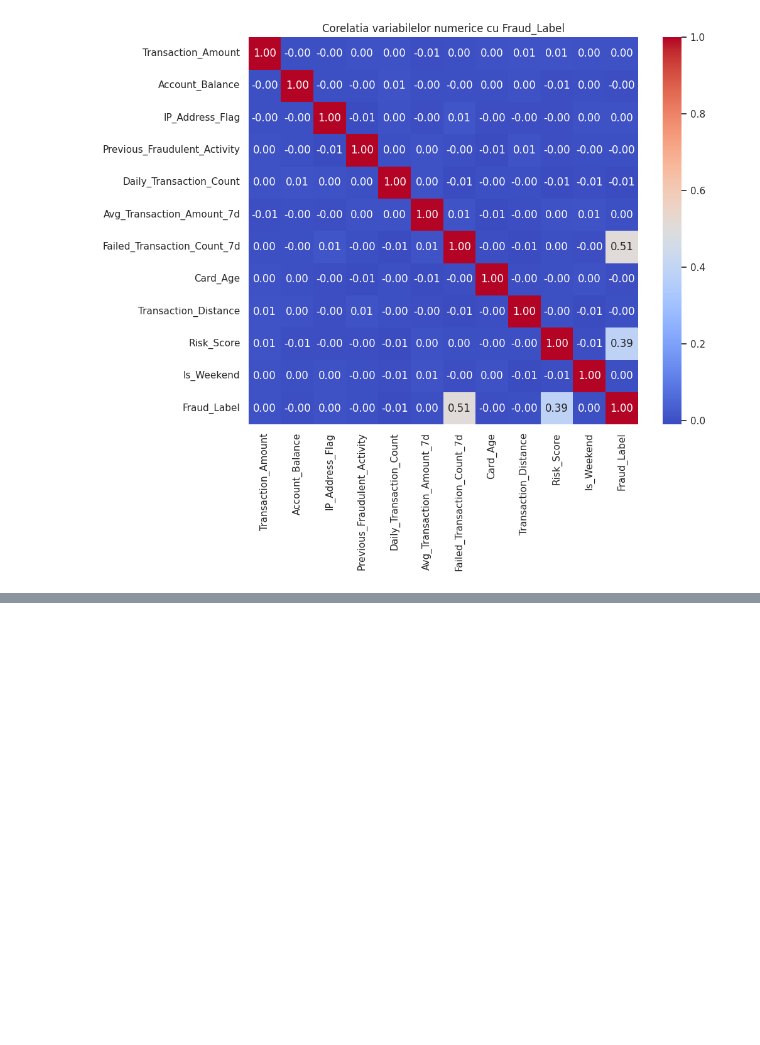
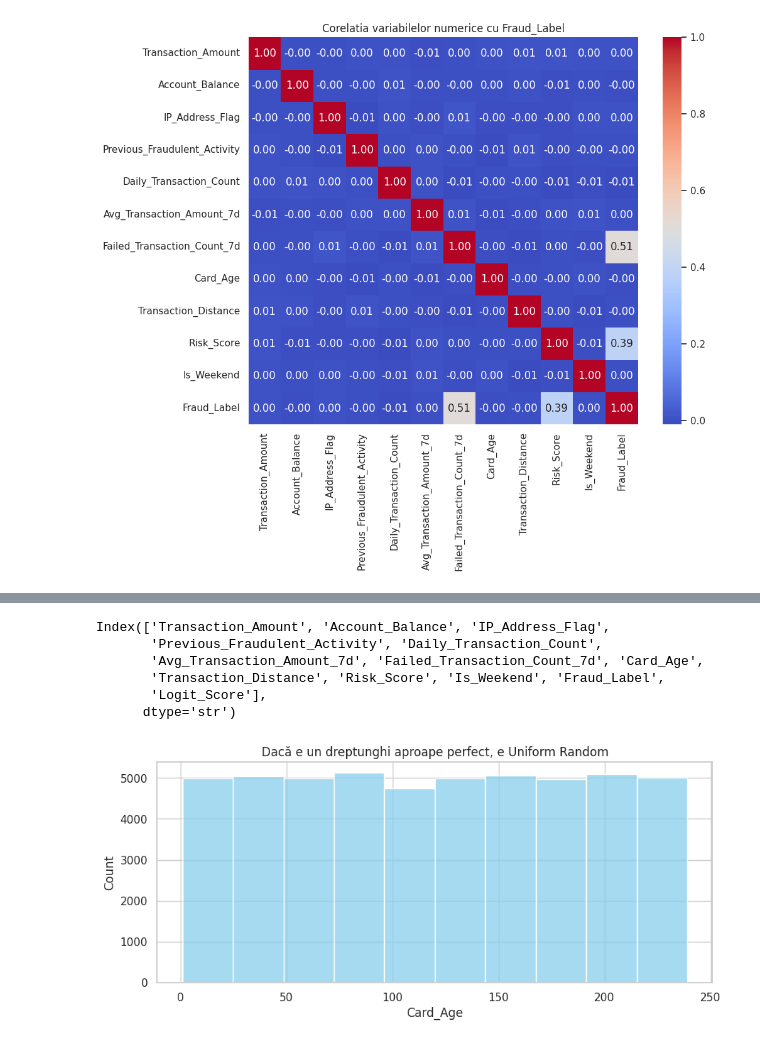
Before and after one commit to BejenaruIoanMatei/Financial-Fraud-Detection, a Jupyter notebook: notebooks/EDA.ipynb, the cells around one changed output, grey strips where cells are left out. Saved outputs shown, nothing was run; the diff lists cells and outputs as text; code cells hidden in the pictures; blank space fills up the shorter version.

```diff
--- a/notebooks/EDA.ipynb
+++ b/notebooks/EDA.ipynb
@@ -374,0 +389,16 @@ plt.show()
+# %%
+df_num.columns
+# %% [output]
+Index(['Transaction_Amount', 'Account_Balance', 'IP_Address_Flag',
+       'Previous_Fraudulent_Activity', 'Daily_Transaction_Count',
+       'Avg_Transaction_Amount_7d', 'Failed_Transaction_Count_7d', 'Card_Age',
+       'Transaction_Distance', 'Risk_Score', 'Is_Weekend', 'Fraud_Label',
+       'Logit_Score'],
+      dtype='str')
+# %%
+plt.figure(figsize=(10, 4))
+sns.histplot(df['Card_Age'], bins=10, kde=False, color='skyblue')
+plt.title('Dacă e un dreptunghi aproape perfect, e Uniform Random')
+plt.show()
+# %% [output]
+[figure, added]
```
Also changed, not shown: parts of 2 cells of this notebook.
